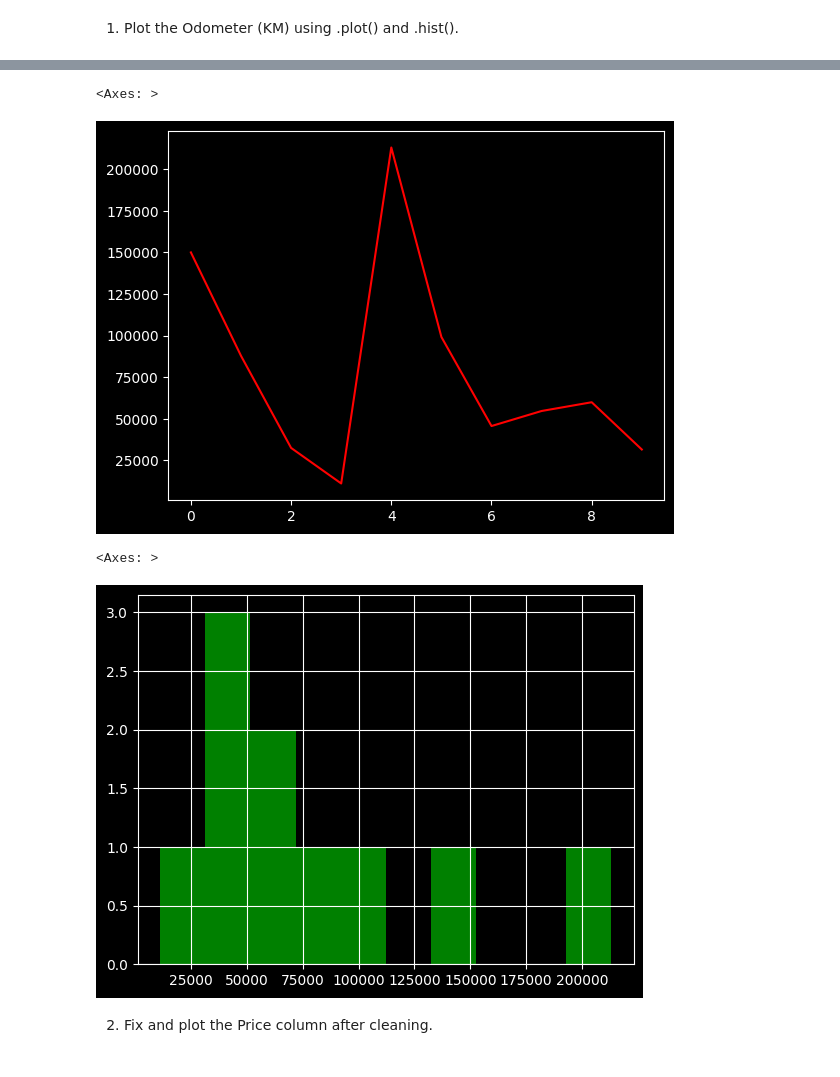
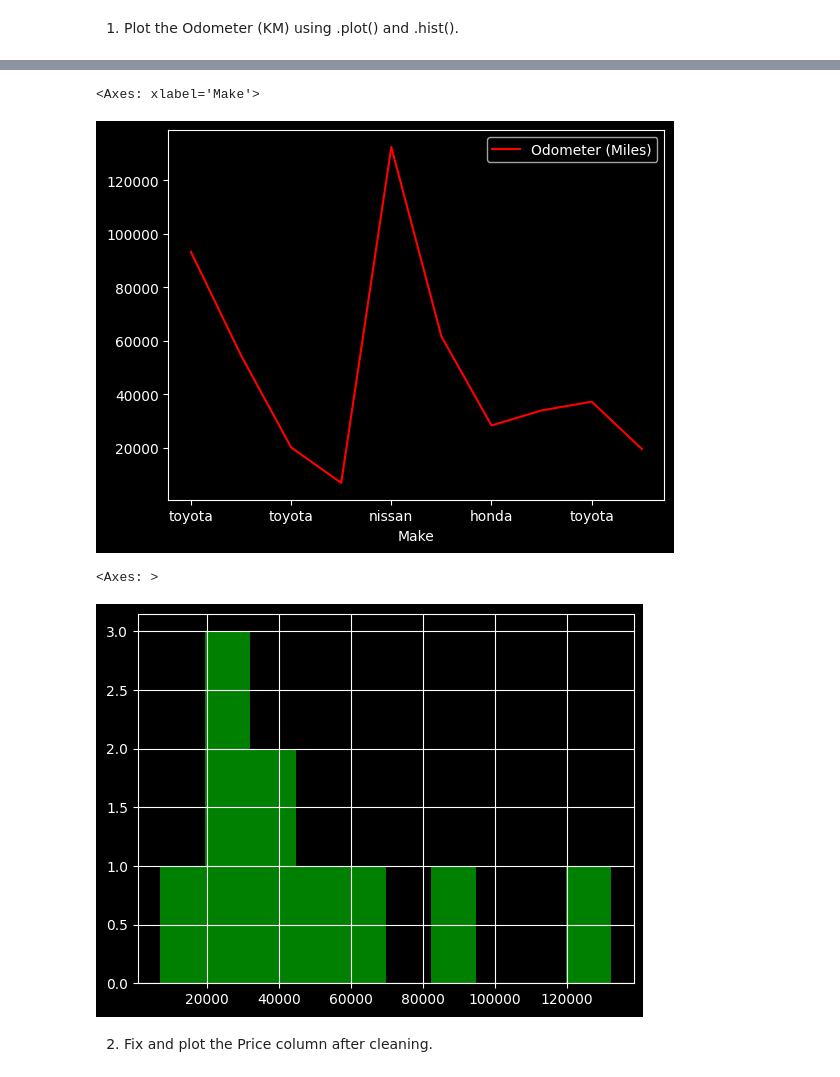
Before and after one commit to Muhammad-Bilal1605/LearningAI, a Jupyter notebook: scripts/Assignment2: Pandas.ipynb, the cells around one changed output, grey strips where cells are left out. Saved outputs shown, nothing was run; the diff lists cells and outputs as text; code cells hidden in the pictures.

Commit message:
Assignment2 Update: added axis to plot

```diff
--- a/scripts/Assignment2: Pandas.ipynb
+++ b/scripts/Assignment2: Pandas.ipynb
@@ -780,13 +794,13 @@ dataframe
 # %%
-dataframe['Odometer (KM)'].plot(color="red")
+dataframe.plot(color="red",x="Make",y="Odometer (Miles)")
 # %% [output]
-<Axes: >
+<Axes: xlabel='Make'>
-[figure, old version]
+[figure, new version]
 # %%
-dataframe["Odometer (KM)"].hist(color='green')
+dataframe["Odometer (Miles)"].hist(color='green')
 # %% [output]
 <Axes: >
-[figure, old version]
+[figure, new version]
 # %% [markdown]
 2) Fix and plot the Price column after cleaning.
 # %%
```
Also changed, not shown: parts of 2 cells of this notebook.
